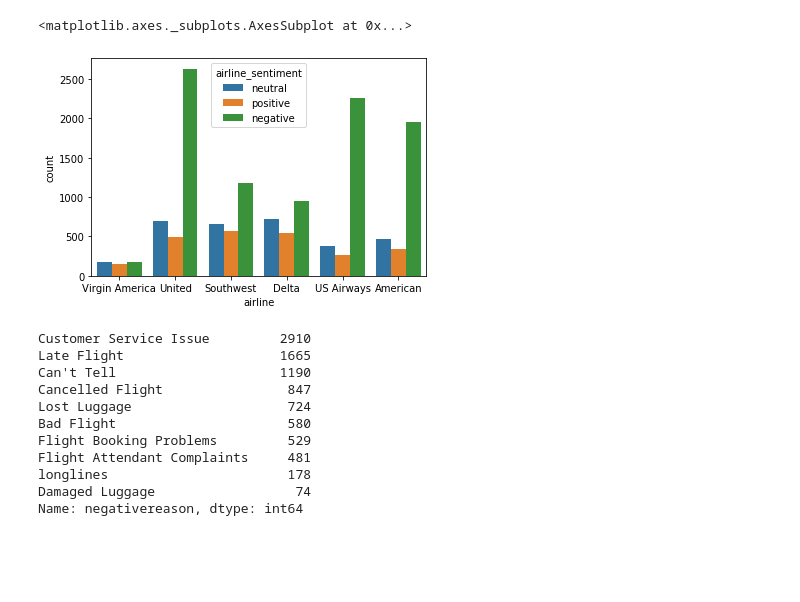
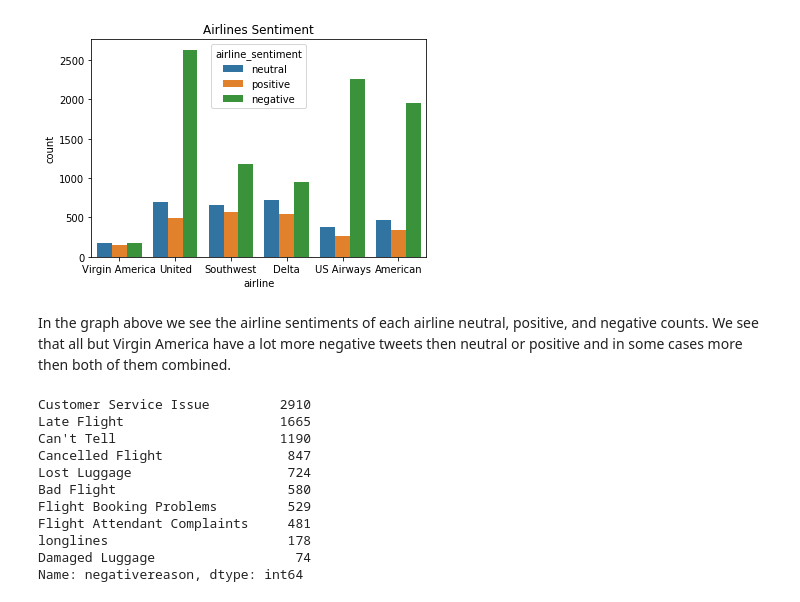
Before and after one commit to willjdew/Airline-Twitter-Sentiment, a Jupyter notebook: notebooks/Twitter_US_Airline_ Sentiment.ipynb, the cells around one changed output. Drawn from its saved outputs; the diff is of its cells as text; code cells hidden in the pictures; blank space fills up the shorter version.

```diff
--- a/notebooks/Twitter_US_Airline_ Sentiment.ipynb
+++ b/notebooks/Twitter_US_Airline_ Sentiment.ipynb
@@ -57,8 +57,10 @@ df_1.head()
 # %%
 sns.countplot(df_1['airline'], hue=df_1['airline_sentiment'])
+plt.title('Airlines Sentiment');
 # %% [output]
-<matplotlib.axes._subplots.AxesSubplot at 0x...>
-[figure, old version]
+[figure, new version]
+# %% [markdown]
+In the graph above we see the airline sentiments of each airline neutral, positive, and negative counts.  We see that all but Virgin America have a lot more negative tweets then neutral or positive and in some cases more then both of them combined.
 # %%
 df_1['negativereason'].value_counts()
 # %% [output]
```
Also changed, not shown: parts of 7 cells of this notebook.
